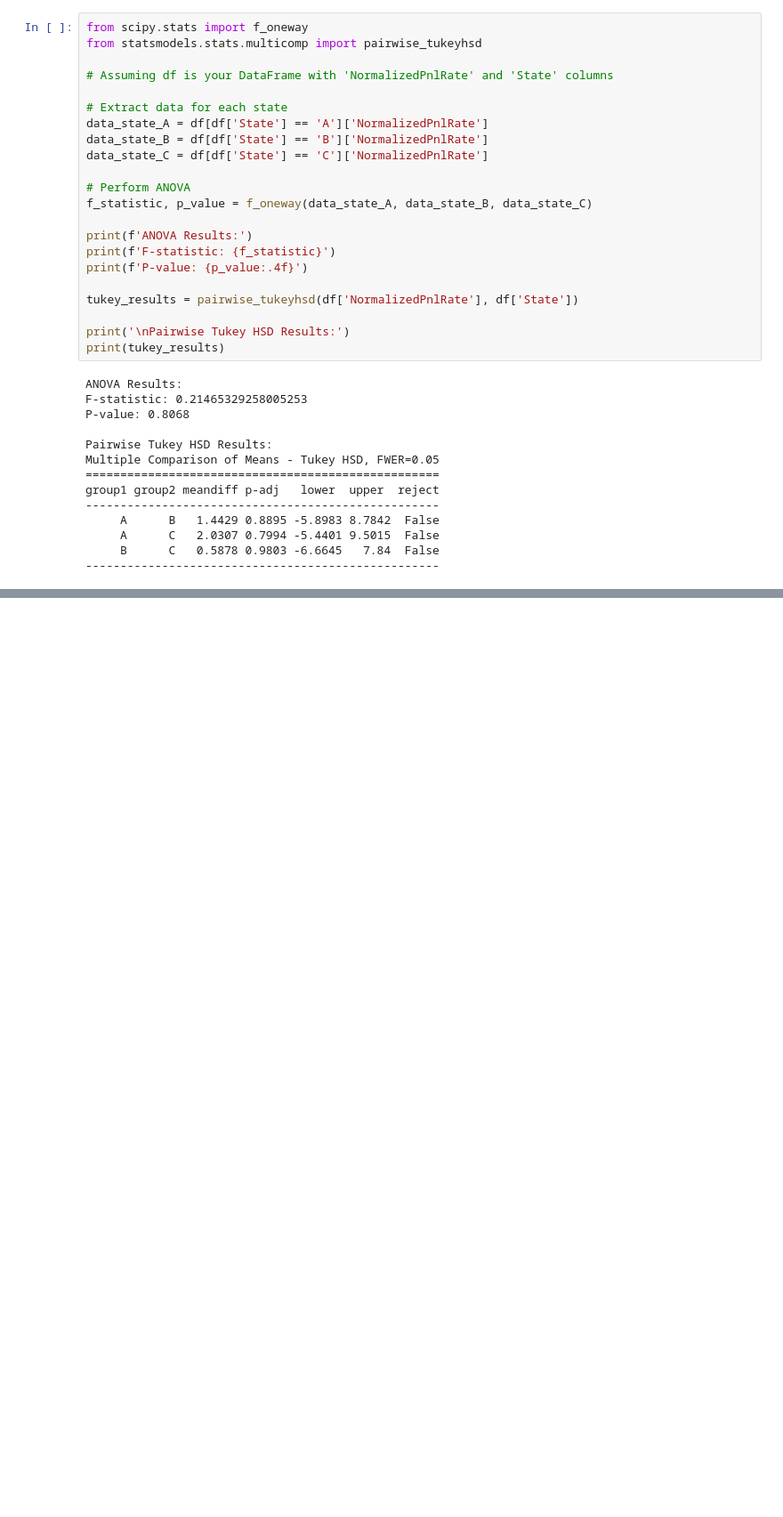
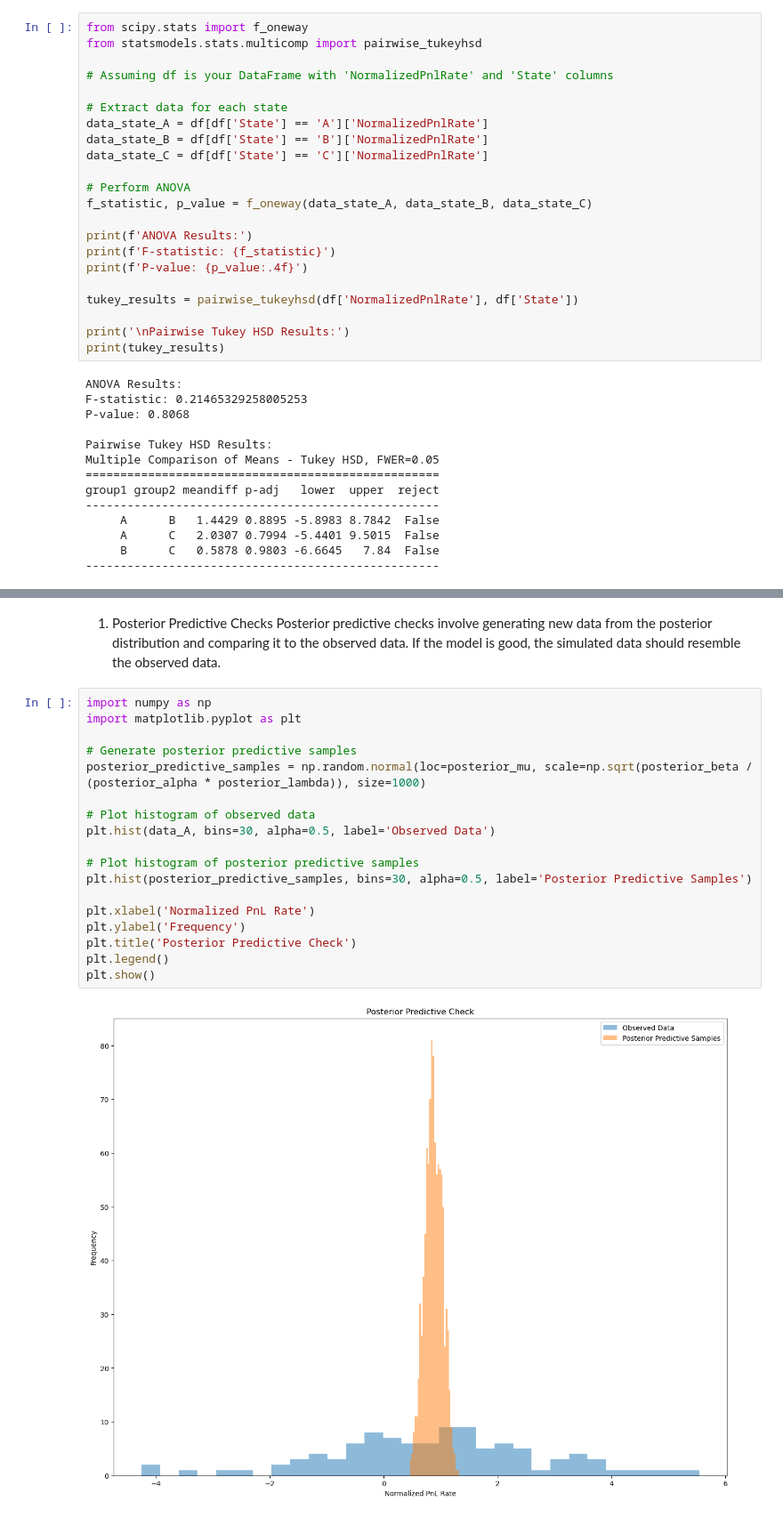
Before and after one commit to dyang1999/notebooks, a Jupyter notebook: time_series_analysis.ipynb, the cells around one changed output, grey strips where cells are left out. Shown at 89% size. Drawn from its saved outputs; the diff is of its cells as text; blank space fills up the shorter version.

```diff
--- a/time_series_analysis.ipynb
+++ b/time_series_analysis.ipynb
@@ -960,0 +1058,23 @@ Time
+# %% [markdown]
+1. Posterior Predictive Checks
+Posterior predictive checks involve generating new data from the posterior distribution and comparing it to the observed data. If the model is good, the simulated data should resemble the observed data.
+# %%
+import numpy as np
+import matplotlib.pyplot as plt
+
+# Generate posterior predictive samples
+posterior_predictive_samples = np.random.normal(loc=posterior_mu, scale=np.sqrt(posterior_beta / (posterior_alpha * posterior_lambda)), size=1000)
+
+# Plot histogram of observed data
+plt.hist(data_A, bins=30, alpha=0.5, label='Observed Data')
+
+# Plot histogram of posterior predictive samples
+plt.hist(posterior_predictive_samples, bins=30, alpha=0.5, label='Posterior Predictive Samples')
+
+plt.xlabel('Normalized PnL Rate')
+plt.ylabel('Frequency')
+plt.title('Posterior Predictive Check')
+plt.legend()
+plt.show()
+# %% [output]
+[figure, added]
```
Also changed, not shown: parts of 9 cells of this notebook.
